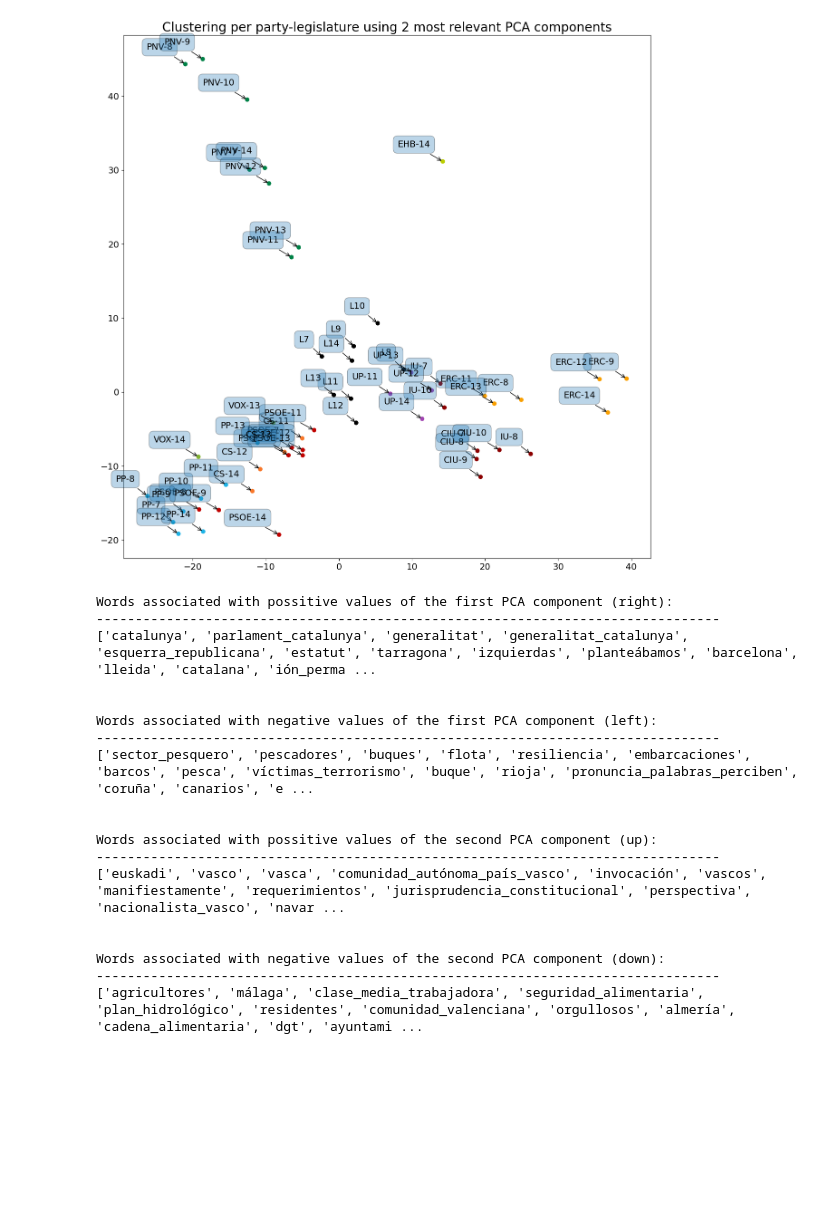
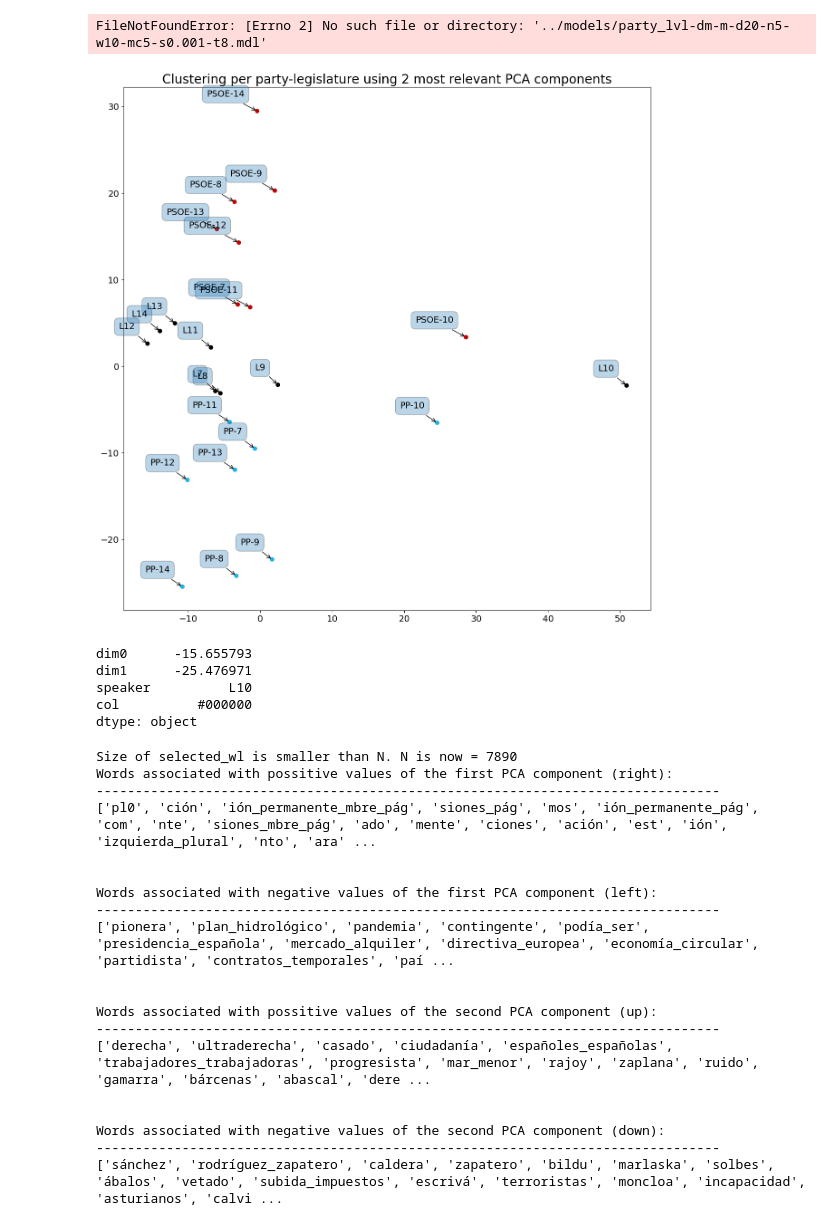
Before and after one commit to dibuja/polarisation-nlp, a Jupyter notebook: notebooks/interpreting.ipynb, the cells around one changed output. Drawn from its saved outputs; the diff is of its cells as text; code cells hidden in the pictures; blank space fills up the shorter version.

Commit message:
interpretting doc2vec models

```diff
--- a/notebooks/interpreting.ipynb
+++ b/notebooks/interpreting.ipynb
@@ -7,12 +7,14 @@ from sklearn.decomposition import PCA
 import matplotlib as mpl
 import matplotlib.pyplot as plt
 # %%
-#emb = gensim.models.doc2vec.Doc2Vec.load('../models/party_lvl-dm-m-d20-n5-w10-mc5-s0.001-t8.mdl')
-emb2 = gensim.models.doc2vec.Doc2Vec.load(
-    '../models/party_lvl-dm-m-d20-n5-w10-mc5-s0.001-t8-e10-bigrams-2tags-2.mdl')
+emb = gensim.models.doc2vec.Doc2Vec.load('../models/party_lvl-dm-m-d20-n5-w10-mc5-s0.001-t8.mdl')
+#emb2 = gensim.models.doc2vec.Doc2Vec.load('../models/party_lvl-dm-m-d20-n5-w10-mc5-s0.001-t8-e10-bigrams-2tags-pp-psoe-only.mdl')
+#emb2 = gensim.models.doc2vec.Doc2Vec.load('../models/party_lvl-dm-m-d300-n5-w20-mc5-s1e-6-t8-e100-bigrams-2tags-pp-psoe-only.mdl')
+# %% [output]
+FileNotFoundError: [Errno 2] No such file or directory: '../models/party_lvl-dm-m-d20-n5-w10-mc5-s0.001-t8.mdl'
 # %%
 def reduce_dimension(model, n=2):
-    speakers = [item for item in model.dv.index_to_key] # if '-' in item]
+    speakers = [item for item in model.dv.index_to_key] #if '-' in item]
     S = len(speakers)
     M = model.vector_size
     z = np.zeros((S, M))
@@ -77,35 +79,43 @@ def get_color(reduced):
         else:
             col.append('#000000')
 
     reduced['col'] = col
     return reduced
 
 def plot(reduced):
     mpl.rcParams['axes.titlesize'] = 20
     mpl.rcParams['axes.labelsize'] = 20
     mpl.rcParams['font.size'] = 14
 
     plt.figure(figsize=(15, 15))
     plt.scatter(reduced.dim0, reduced.dim1, c=reduced.col)
     texts = []
 
     for label, x, y in zip(reduced.speaker, reduced.dim0, reduced.dim1):
         plt.annotate(
             label,
             xy=(x, y), xytext=(-20, 20),
             textcoords='offset points', ha='right', va='bottom',
             bbox=dict(boxstyle='round,pad=0.5', alpha=0.3),
             arrowprops=dict(arrowstyle='->', connectionstyle='arc3,rad=0'))
 
     plt.title(
         'Clustering per party-legislature using 2 most relevant PCA components')
     plt.show()
 
-Z, dr = reduce_dimension(emb2)
+Z, dr = reduce_dimension(emb)
 reduced = get_color(Z)
 plot(reduced)
 # %% [output]
-[figure, old version]
+[figure, new version]
+# %%
+reduced.min()
+# %% [output]
+dim0      -15.655793
+dim1      -25.476971
+speaker          L10
+col          #000000
+dtype: object
 # %%
 def interpret(emb, pca, N, min_count, max_count, topn) -> list:
 
@@ -167,23 +177,24 @@ def interpret(emb, pca, N, min_count, max_count, topn) -> list:
 
 interpret(emb2, dr, 10000, 200, 10000, 50)
 # %% [output]
+Size of selected_wl is smaller than N. N is now = 7890
 Words associated with possitive values of the first PCA component (right):
 --------------------------------------------------------------------------------
-['catalunya', 'parlament_catalunya', 'generalitat', 'generalitat_catalunya', 'esquerra_republicana', 'estatut', 'tarragona', 'izquierdas', 'planteábamos', 'barcelona', 'lleida', 'catalana', 'ión_perma ...
+['pl0', 'ción', 'ión_permanente_mbre_pág', 'siones_pág', 'mos', 'ión_permanente_pág', 'com', 'nte', 'siones_mbre_pág', 'ado', 'mente', 'ciones', 'ación', 'est', 'ión', 'izquierda_plural', 'nto', 'ara' ...
 
 
 Words associated with negative values of the first PCA component (left):
 --------------------------------------------------------------------------------
-['sector_pesquero', 'pescadores', 'buques', 'flota', 'resiliencia', 'embarcaciones', 'barcos', 'pesca', 'víctimas_terrorismo', 'buque', 'rioja', 'pronuncia_palabras_perciben', 'coruña', 'canarios', 'e ...
+['pionera', 'plan_hidrológico', 'pandemia', 'contingente', 'podía_ser', 'presidencia_española', 'mercado_alquiler', 'directiva_europea', 'economía_circular', 'partidista', 'contratos_temporales', 'paí ...
 
 
 Words associated with possitive values of the second PCA component (up):
 --------------------------------------------------------------------------------
-['euskadi', 'vasco', 'vasca', 'comunidad_autónoma_país_vasco', 'invocación', 'vascos', 'manifiestamente', 'requerimientos', 'jurisprudencia_constitucional', 'perspectiva', 'nacionalista_vasco', 'navar ...
+['derecha', 'ultraderecha', 'casado', 'ciudadanía', 'españoles_españolas', 'trabajadores_trabajadoras', 'progresista', 'mar_menor', 'rajoy', 'zaplana', 'ruido', 'gamarra', 'bárcenas', 'abascal', 'dere ...
 
 
 Words associated with negative values of the second PCA component (down):
 --------------------------------------------------------------------------------
-['agricultores', 'málaga', 'clase_media_trabajadora', 'seguridad_alimentaria', 'plan_hidrológico', 'residentes', 'comunidad_valenciana', 'orgullosos', 'almería', 'cadena_alimentaria', 'dgt', 'ayuntami ...
+['sánchez', 'rodríguez_zapatero', 'caldera', 'zapatero', 'bildu', 'marlaska', 'solbes', 'ábalos', 'vetado', 'subida_impuestos', 'escrivá', 'terroristas', 'moncloa', 'incapacidad', 'asturianos', 'calvi ...
 # %%
 #s = ['empresas', 'libertad', 'beneficios', 'privado']
```
Also changed, not shown: parts of 3 cells of this notebook.
